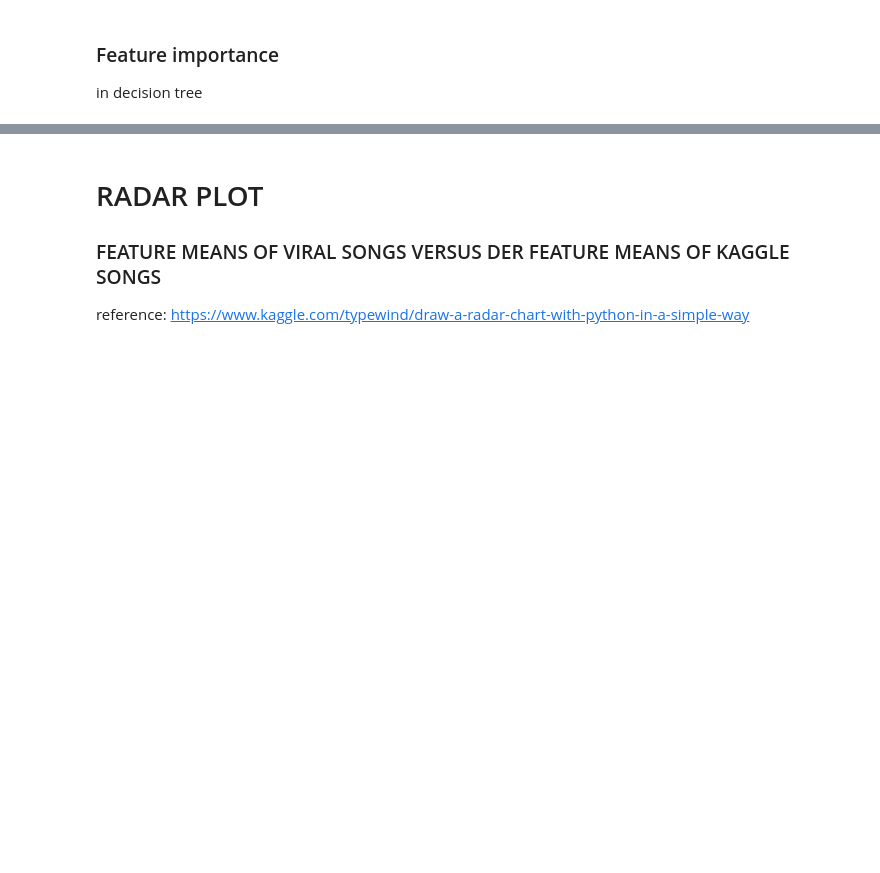
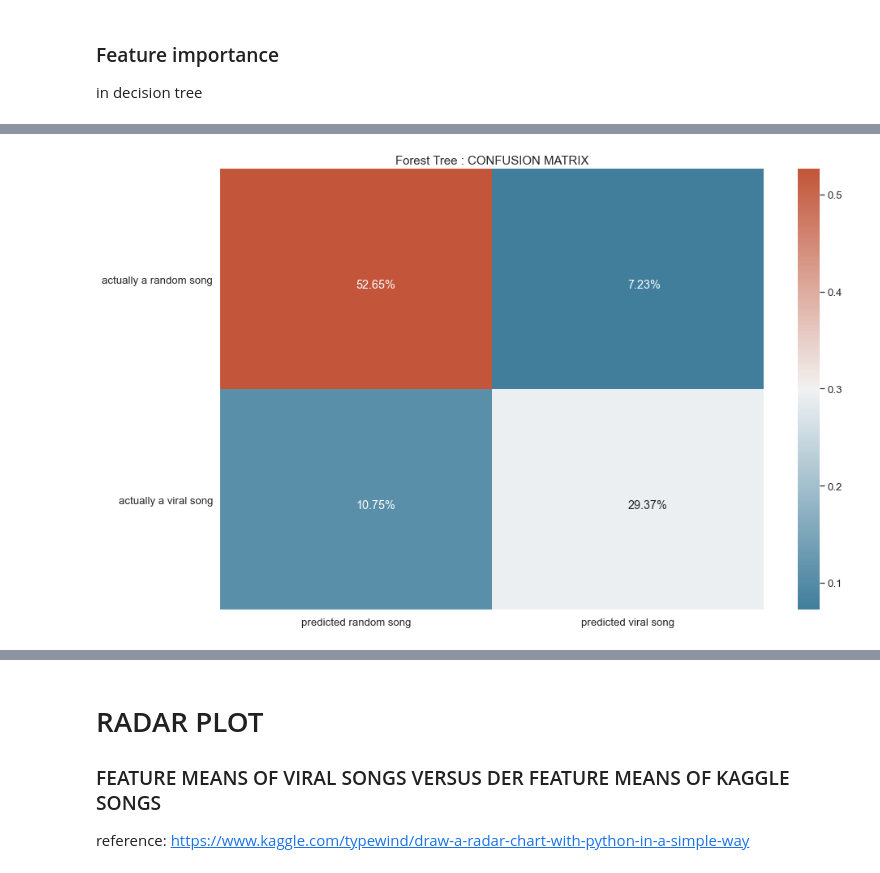
Before and after one commit to thomas-cares/hit-the-charts, a Jupyter notebook: analysis.ipynb, the cells around one changed output, grey strips where cells are left out. Cells and saved outputs as stored; diff of their text form; code cells hidden in the pictures; blank space fills up the shorter version.

```diff
--- a/analysis.ipynb
+++ b/analysis.ipynb
@@ -328,0 +344,4 @@ pd.DataFrame(dict(zip(X.columns, dt_model.feature_importances_)),index=[0]).T.re
+# %%
+from sklearn.ensemble import RandomForestClassifier
+forest_model = RandomForestClassifier().fit(X_train, y_train)
+forest_pred = forest_model.predict(X_test)
@@ -328,0 +365,15 @@ pd.DataFrame(dict(zip(X.columns, dt_model.feature_importances_)),index=[0]).T.re
+# %%
+cf_matrix = confusion_matrix(y_test, forest_pred) #dforest_pred : predictions forest tree
+f, ax = plt.subplots(figsize=(15, 10))
+cmap = sns.diverging_palette(230, 20, as_cmap=True) #preparing cmap
+
+akws = {'ha': 'left','va': 'top'}
+
+ax=sns.heatmap(cf_matrix/np.sum(cf_matrix), annot=True, annot_kws=akws,
+            fmt='.2%', cmap=cmap,xticklabels=[ 'predicted random song', 'predicted viral song'],
+            yticklabels=['actually a random song','actually a viral song'])
+plt.yticks(rotation = 0)
+plt.title('Forest Tree : CONFUSION MATRIX', size=15)
+plt.show()
+# %% [output]
+[figure, added]
```
Also changed, not shown: parts of 25 cells of this notebook, 1 other file.
